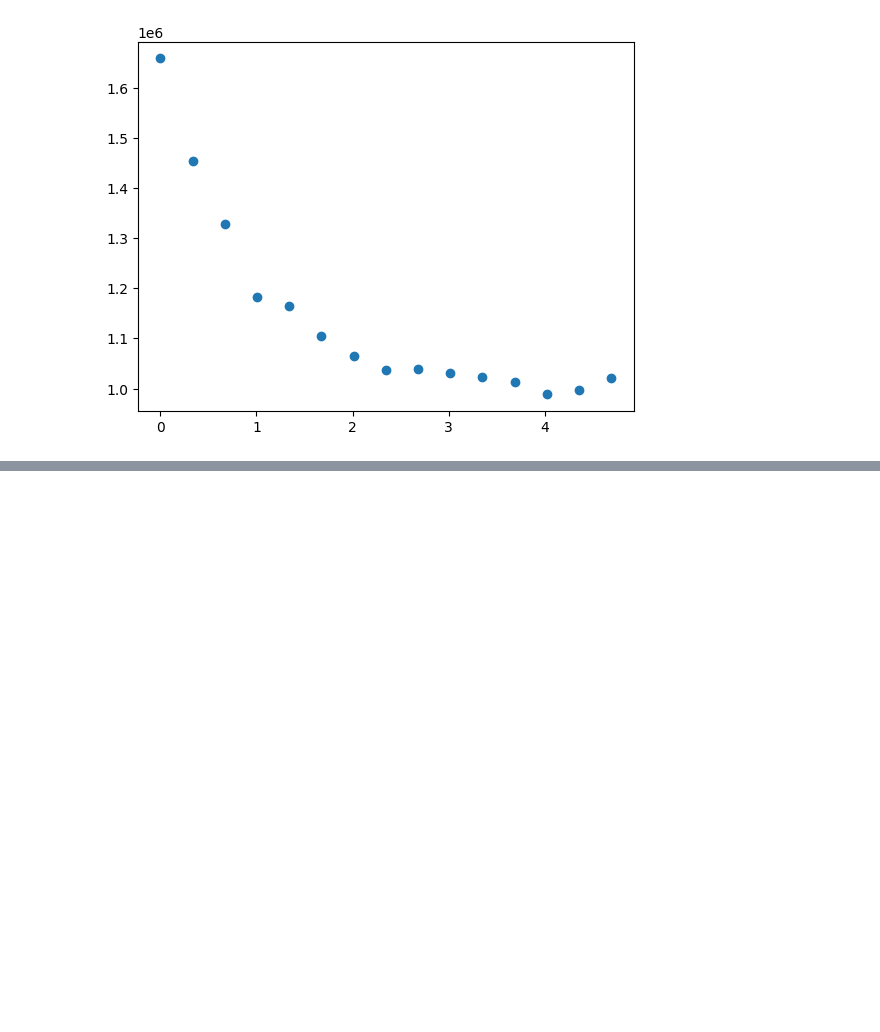
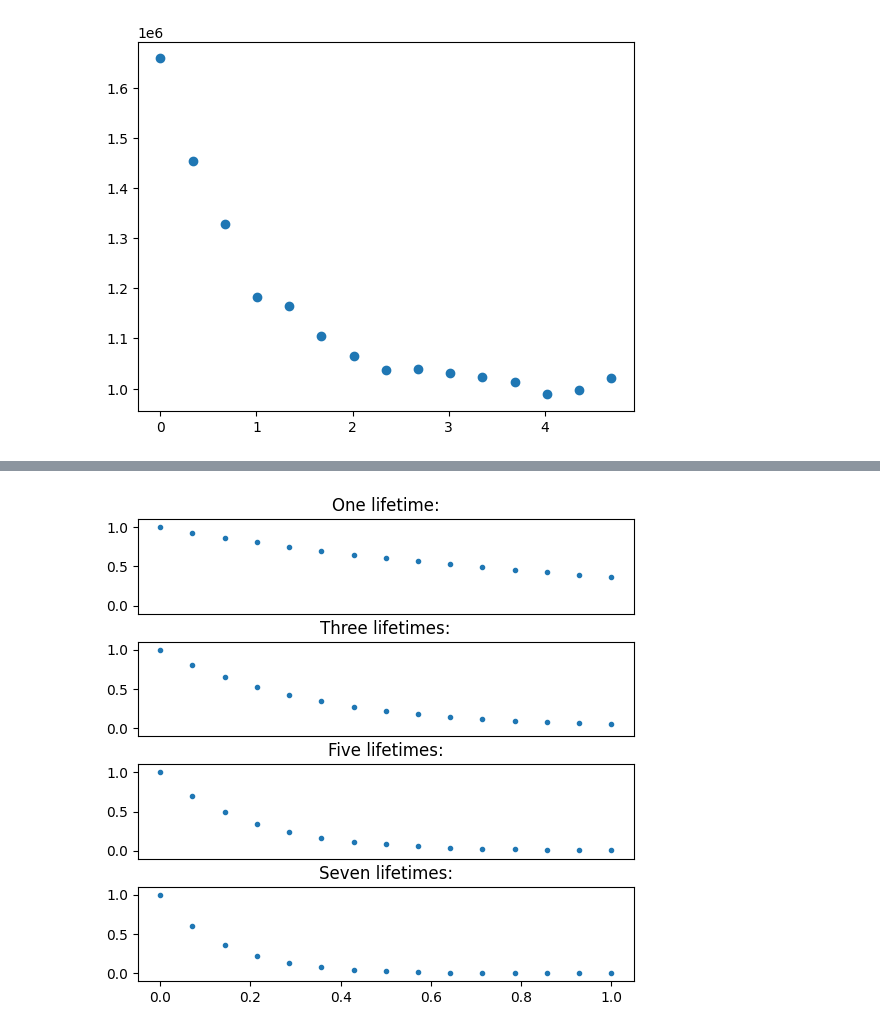
Before and after one commit to dmmorganphd/intro_curve_fitting_python, a Jupyter notebook: exponential_solutions.ipynb, the cells around one changed output, grey strips where cells are left out. Saved outputs shown, nothing was run; the diff lists cells and outputs as text; code cells hidden in the pictures; blank space fills up the shorter version.

```diff
--- a/exponential_solutions.ipynb
+++ b/exponential_solutions.ipynb
@@ -59,0 +85,45 @@ Attempt the curve fit
+# %%
+fig = plt.figure()
+
+fig.set_figwidth=(8)
+fig.set_figheight(6)
+
+spec = gridspec.GridSpec(ncols=1, nrows=4,
+						hspace=0.3)  # height_ratios=[4, 1], width_ratios=[], hspace=??
+
+t = np.linspace(0,1, 15)
+
+n = [1, 3, 5, 7] # lifetimes
+
+for i in range(4):
+    if i==0:
+        why=np.exp(-n[i]*t)
+    else:
+        why = np.vstack((why,np.exp(-n[i]*t)))
+
+ax0 = fig.add_subplot(spec[0])
+ax0.scatter(t,why[0], marker='.')
+ax0.set_title('One lifetime:')
+ax0.set_ylim([-0.1, 1.1])
+ax0.set_xticks([])
+
+ax1 = fig.add_subplot(spec[1])
+ax1.scatter(t,why[1], marker='.')
+ax1.set_title('Three lifetimes:')
+ax1.set_ylim([-0.1, 1.1])
+ax1.set_xticks([])
+
+ax2 = fig.add_subplot(spec[2])
+ax2.scatter(t,why[2], marker='.')
+ax2.set_title('Five lifetimes:')
+ax2.set_ylim([-0.1, 1.1])
+ax2.set_xticks([])
+
+ax3 = fig.add_subplot(spec[3])
+ax3.scatter(t,why[3], marker='.')
+ax3.set_title('Seven lifetimes:')
+ax3.set_ylim([-0.1, 1.1])
+
+plt.show()
+# %% [output]
+[figure, added]
```
Also changed, not shown: parts of 38 cells of this notebook, 17 other files.
